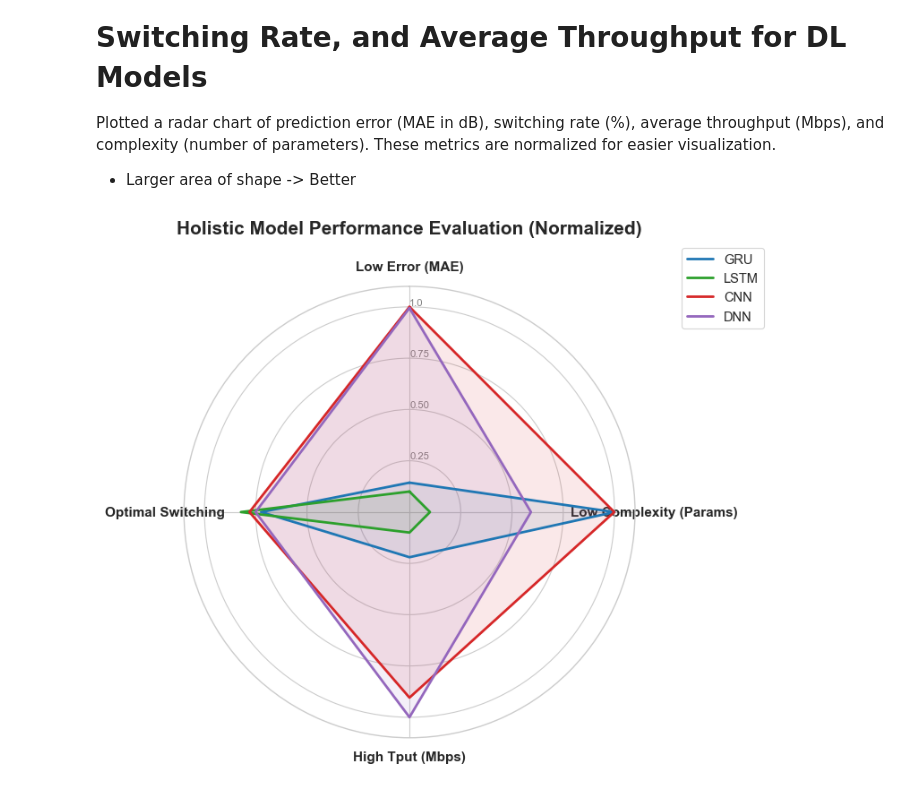
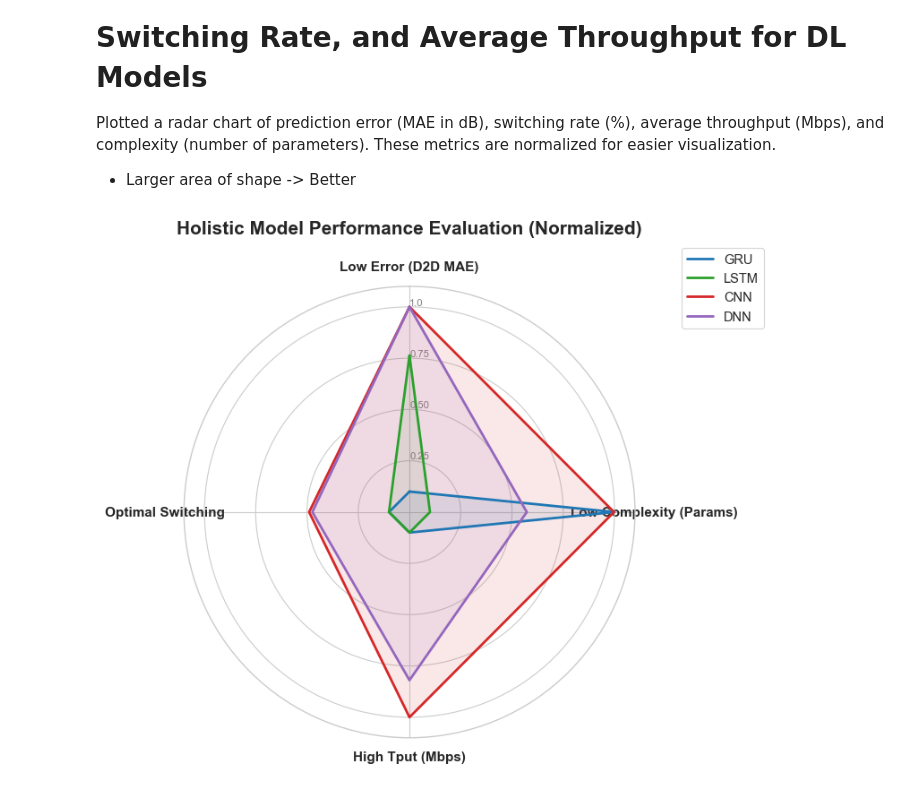
Before and after one commit to WarlockZul/FYP-Deep-Learning-D2D-Mode-Selection, a Jupyter notebook: notebooks/tradeoff_analysis.ipynb, the cells around one changed output. Drawn from its saved outputs; the diff is of its cells as text; code cells hidden in the pictures.

```diff
--- a/notebooks/tradeoff_analysis.ipynb
+++ b/notebooks/tradeoff_analysis.ipynb
@@ -14,7 +14,7 @@ sns.set_theme(style="whitegrid", context="paper", font_scale=1.2)
 colors = {'gru': '#1f77b4', 'lstm': '#2ca02c', 'cnn': '#d62728', 'dnn': '#9467bd'}
 
 # Load the evaluation metrics (final results)
-file_path = '../data/results/final_evaluation_metrics.csv'
+file_path = '../data/results/preprocessed_proposal/final_evaluation_metrics.csv'
 df = pd.read_csv(file_path, index_col=0)
 
 # Strip any accidental hidden spaces from the column names and index (row names)
@@ -150,34 +182,33 @@ The prediction error (MAE in dB) is plotted against the model complexity (total
 # %%
 plt.figure(figsize=(10, 6))
 
-# Bubble plot: X=Params, Y=MAE, Size=Inference Time
+# FIX: Swapped 'MAE (dB)' for 'D2D MAE'
 for model in df.index:
     plt.scatter(
-        df.loc[model, 'Params'],  # pyright: ignore[reportArgumentType]
-        df.loc[model, 'MAE (dB)'],  # pyright: ignore[reportArgumentType]
-        s=df.loc[model, 'Inference (ms)'] * 3000, # Scale up bubble size for visibility # type: ignore
+        df.loc[model, 'Params'],   # pyright: ignore[reportArgumentType]
+        df.loc[model, 'D2D MAE'],  # pyright: ignore[reportArgumentType]
+        s=df.loc[model, 'Inference (ms)'] * 3000,  # type: ignore
         alpha=0.7,
         c=colors[model],
         edgecolors='black',
         label=f"{model.upper()} (Inf: {df.loc[model, 'Inference (ms)']:.2f}ms)"
     )
 
-# Annotate the points
 for model in df.index:
     plt.text(
-        df.loc[model, 'Params'],  # type: ignore
-        df.loc[model, 'MAE (dB)'] + 0.3,  # type: ignore
+        df.loc[model, 'Params'],  # pyright: ignore[reportArgumentType]
+        df.loc[model, 'D2D MAE'] + 0.15,   # type: ignore
         model.upper(),
         fontsize=10,
         ha='center',
         fontweight='bold'
     )
 
-plt.title('Accuracy vs. Hardware Complexity', fontsize=14, fontweight='bold')
+plt.title('Accuracy vs. Hardware Complexity (D2D Priority)', fontsize=14, fontweight='bold')
 plt.xlabel('Model Complexity (Total Parameters)', fontsize=12)
-plt.ylabel('Prediction Error (MAE in dB) [Lower is Better]', fontsize=12)
+plt.ylabel('Prediction Error (D2D MAE in dB) [Lower is Better]', fontsize=12)
 plt.legend(title='Bubble Size = Inference Time', bbox_to_anchor=(1.05, 1), loc='upper left')
 plt.tight_layout()
-plt.savefig('../data/results/tradeoff_accuracy_complexity.png', dpi=300)
+plt.savefig('../data/results/preprocessed_proposal/tradeoff_accuracy_complexity.png', dpi=300)
 plt.show()
 # %% [output]
@@ -242,7 +273,7 @@ def min_max_scale(series, invert=False):
 df_norm = pd.DataFrame(index=df.index)
 
 # Apply safe normalization
-df_norm['Low Error (MAE)'] = min_max_scale(df['MAE (dB)'], invert=True)
+df_norm['Low Error (D2D MAE)'] = min_max_scale(df['D2D MAE'], invert=True)
 df_norm['Low Complexity (Params)'] = min_max_scale(df['Params'], invert=True)
 df_norm['High Tput (Mbps)'] = min_max_scale(df['Avg Tput (Mbps)'], invert=False)
 
@@ -250,32 +281,32 @@ df_norm['High Tput (Mbps)'] = min_max_scale(df['Avg Tput (Mbps)'], invert=False)
 optimal_switch = 20.0
 switch_penalty = abs(df['Switch Rate (%)'] - optimal_switch) / max(optimal_switch, 100 - optimal_switch)
 df_norm['Optimal Switching'] = 0.1 + ((1 - switch_penalty) * 0.9)
 
 # Radar Chart Setup
 categories = list(df_norm.columns)
 N = len(categories)
 angles = [n / float(N) * 2 * pi for n in range(N)]
 angles += angles[:1]
 
 fig, ax = plt.subplots(figsize=(8, 8), subplot_kw={'projection': 'polar'})
 ax.set_theta_offset(pi / 2) # pyright: ignore[reportAttributeAccessIssue]
 ax.set_theta_direction(-1) # pyright: ignore[reportAttributeAccessIssue]
 plt.xticks(angles[:-1], categories, size=11, fontweight='bold')
 ax.set_rlabel_position(0) # pyright: ignore[reportAttributeAccessIssue]
 plt.yticks([0.25, 0.5, 0.75, 1.0], ["0.25", "0.50", "0.75", "1.0"], color="grey", size=8)
 plt.ylim(0, 1.1)
 
 # Plot each model
 for model in df_norm.index:
     values = df_norm.loc[model].values.flatten().tolist()
     values += values[:1]
     ax.plot(angles, values, linewidth=2, linestyle='solid', label=model.upper(), color=colors[model])
     ax.fill(angles, values, color=colors[model], alpha=0.1)
 
 plt.title('Holistic Model Performance Evaluation (Normalized)', size=15, fontweight='bold', y=1.1)
 plt.legend(loc='upper right', bbox_to_anchor=(1.3, 1.1))
 plt.tight_layout()
-plt.savefig('../data/results/tradeoff_radar_chart.png', dpi=300)
+plt.savefig('../data/results/preprocessed_proposal/tradeoff_radar_chart.png', dpi=300)
 plt.show()
 # %% [output]
-[figure, old version]
+[figure, new version]
```
Also changed, not shown: parts of 5 cells of this notebook, 4 other files.
